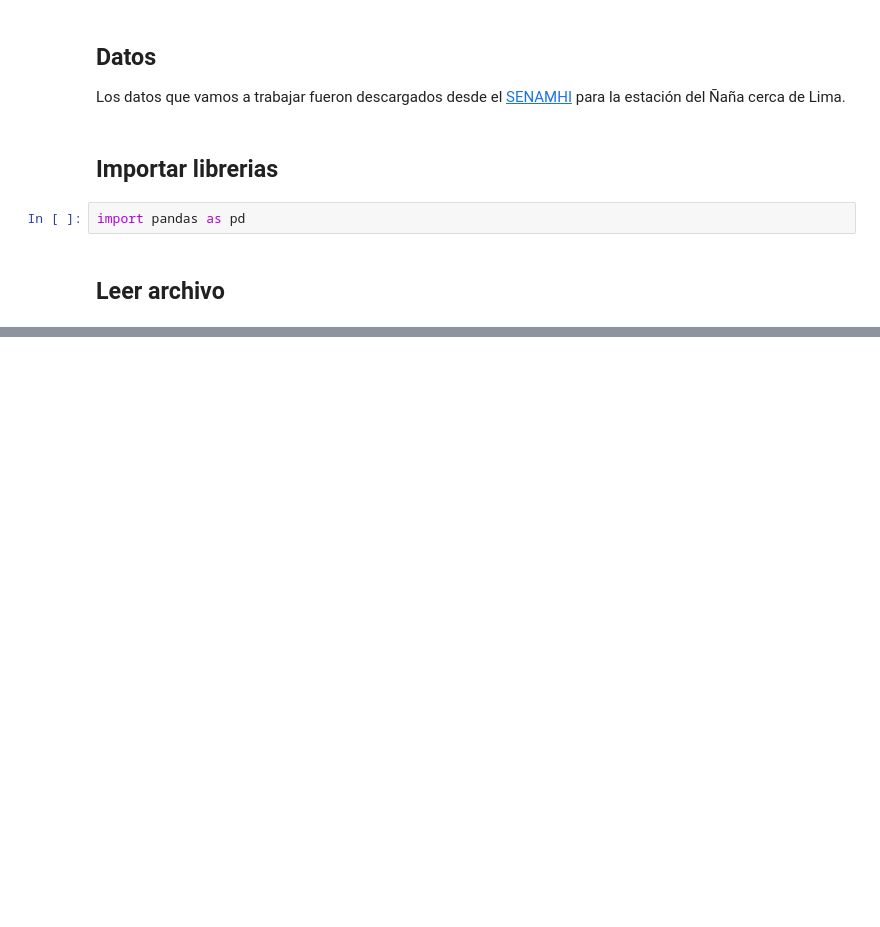
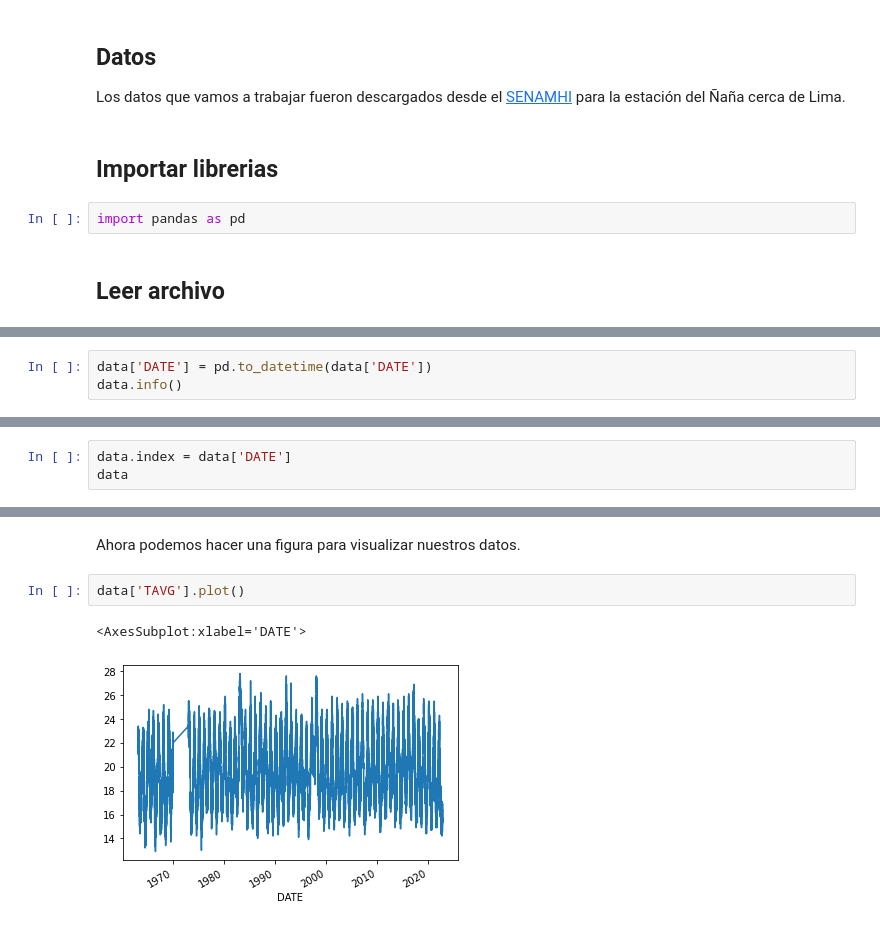
Before and after one commit to cryohydromettools/python_climatologia, a Jupyter notebook: book/dia3/02.Procesamiento_series_tiempo.ipynb, the cells around one changed output, grey strips where cells are left out. Drawn from its saved outputs; the diff is of its cells as text; blank space fills up the shorter version.

```diff
--- a/book/dia3/02.Procesamiento_series_tiempo.ipynb
+++ b/book/dia3/02.Procesamiento_series_tiempo.ipynb
@@ -27,0 +49,3 @@ data
+# %%
+data['DATE'] = pd.to_datetime(data['DATE'])
+data.info()
@@ -27,0 +69,3 @@ data
+# %%
+data.index = data['DATE']
+data
@@ -27,0 +87,7 @@ data
+# %% [markdown]
+Ahora podemos hacer una figura para visualizar nuestros datos.
+# %%
+data['TAVG'].plot()
+# %% [output]
+<AxesSubplot:xlabel='DATE'>
+[figure, added]
```
Also changed, not shown: parts of 7 cells of this notebook, 2 other files.
